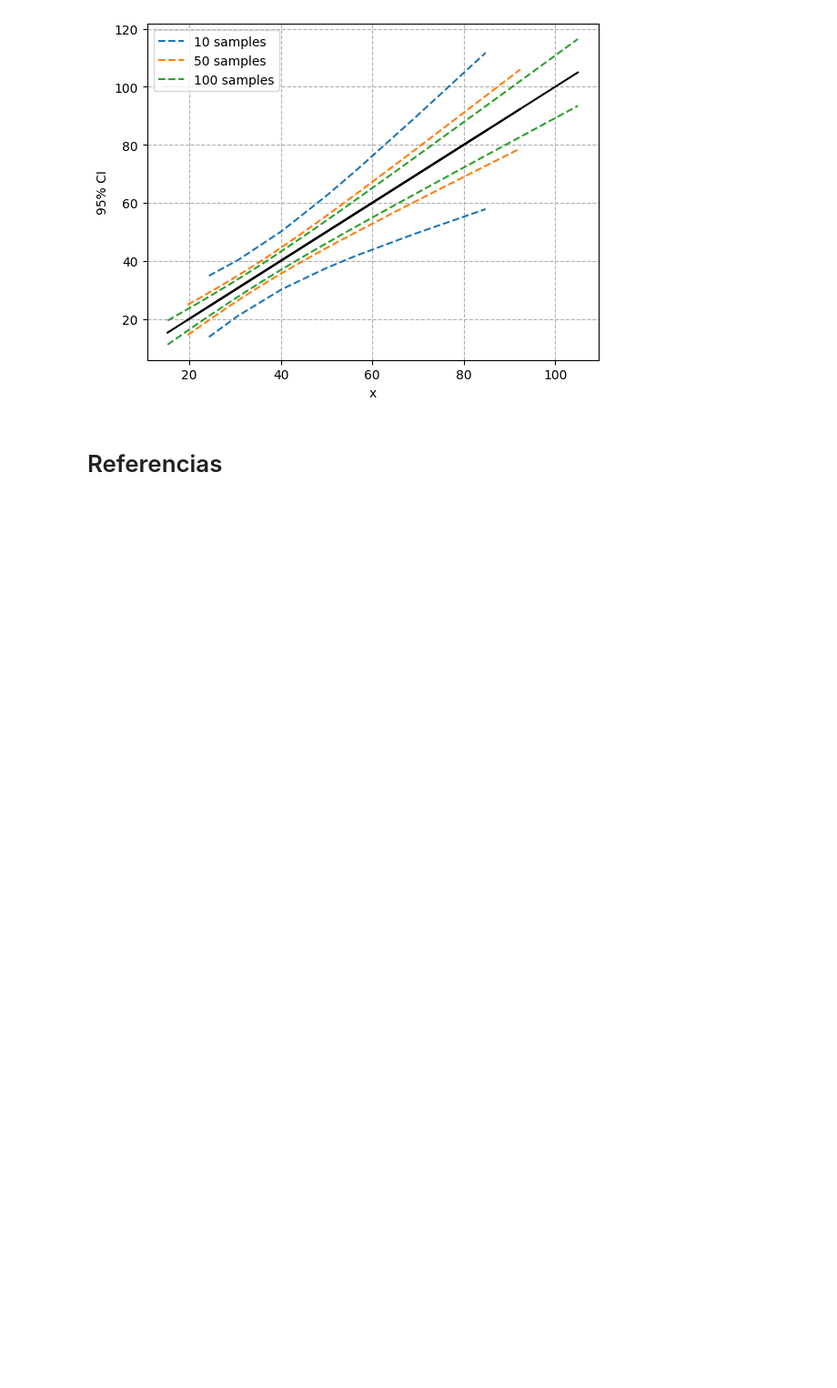
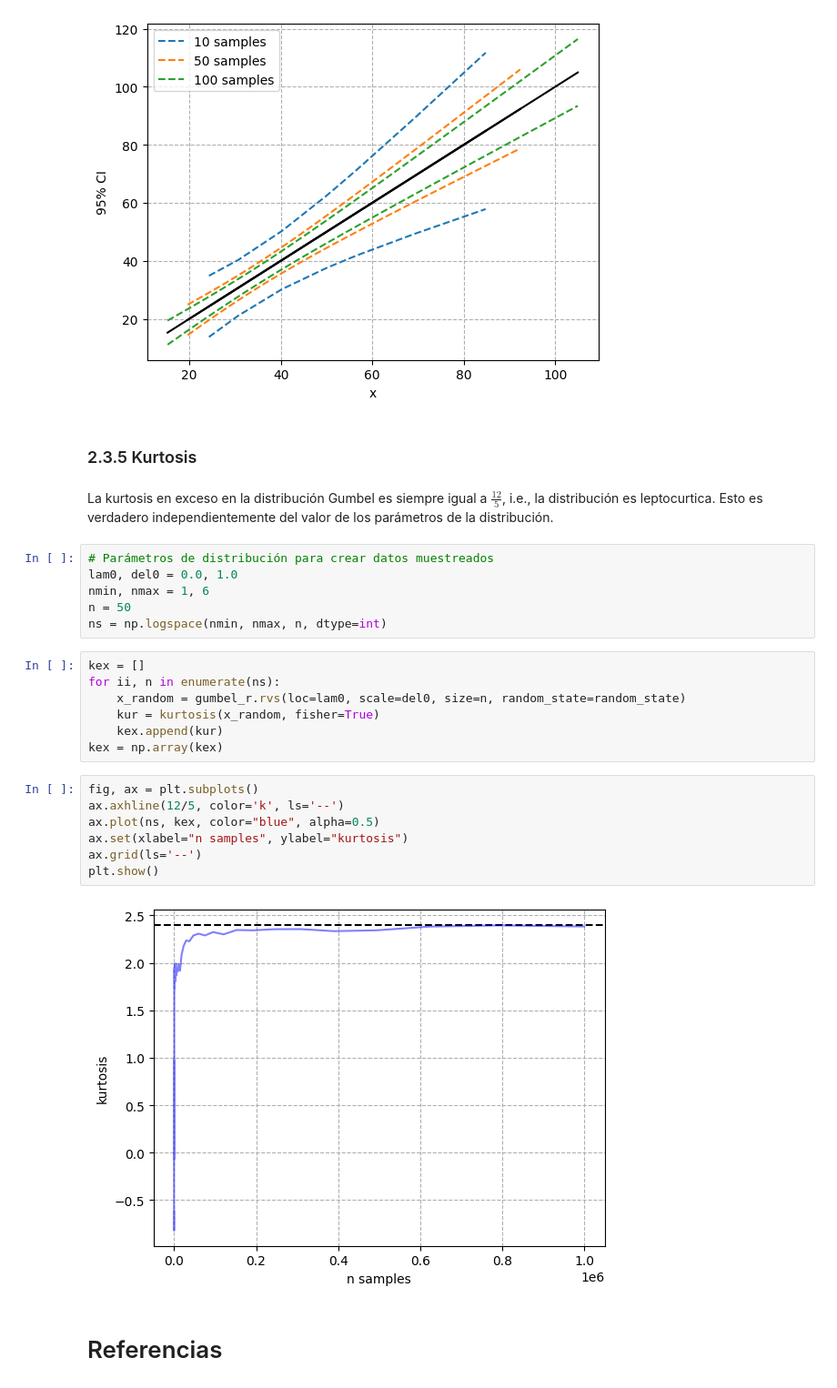
Before and after one commit to eicastroc/steelmaking101, a Jupyter notebook: es/modulo03_ExtremeValueStatistics/01_valoresExtremos.ipynb, the cells around one changed output. Shown at 91% size. Cells and saved outputs as stored; diff of their text form; blank space fills up the shorter version.

Commit message:
added kurtosis (always = 12/5)

```diff
--- a/es/modulo03_ExtremeValueStatistics/01_valoresExtremos.ipynb
+++ b/es/modulo03_ExtremeValueStatistics/01_valoresExtremos.ipynb
@@ -231,6 +232,32 @@ ax.grid(ls='--')
 plt.show()
 # %% [output]
 [figure]
+# %% [markdown]
+### 2.3.5 Kurtosis
+# %% [markdown]
+La kurtosis en exceso en la distribución Gumbel es siempre igual a $\frac{12}{5}$, i.e., la distribución es leptocurtica. Esto es verdadero independientemente del valor de los parámetros de la distribución.
+# %%
+# Parámetros de distribución para crear datos muestreados
+lam0, del0 = 0.0, 1.0
+nmin, nmax = 1, 6
+n = 50
+ns = np.logspace(nmin, nmax, n, dtype=int)
+# %%
+kex = []
+for ii, n in enumerate(ns):
+    x_random = gumbel_r.rvs(loc=lam0, scale=del0, size=n, random_state=random_state)
+    kur = kurtosis(x_random, fisher=True)
+    kex.append(kur)
+kex = np.array(kex)
+# %%
+fig, ax = plt.subplots()
+ax.axhline(12/5, color='k', ls='--')
+ax.plot(ns, kex, color="blue", alpha=0.5)
+ax.set(xlabel="n samples", ylabel="kurtosis")
+ax.grid(ls='--')
+plt.show()
+# %% [output]
+[figure, added]
 # %% [markdown]
 # Referencias
 # %% [markdown]
```
Also changed, not shown: parts of 3 cells of this notebook, 1 other file.
